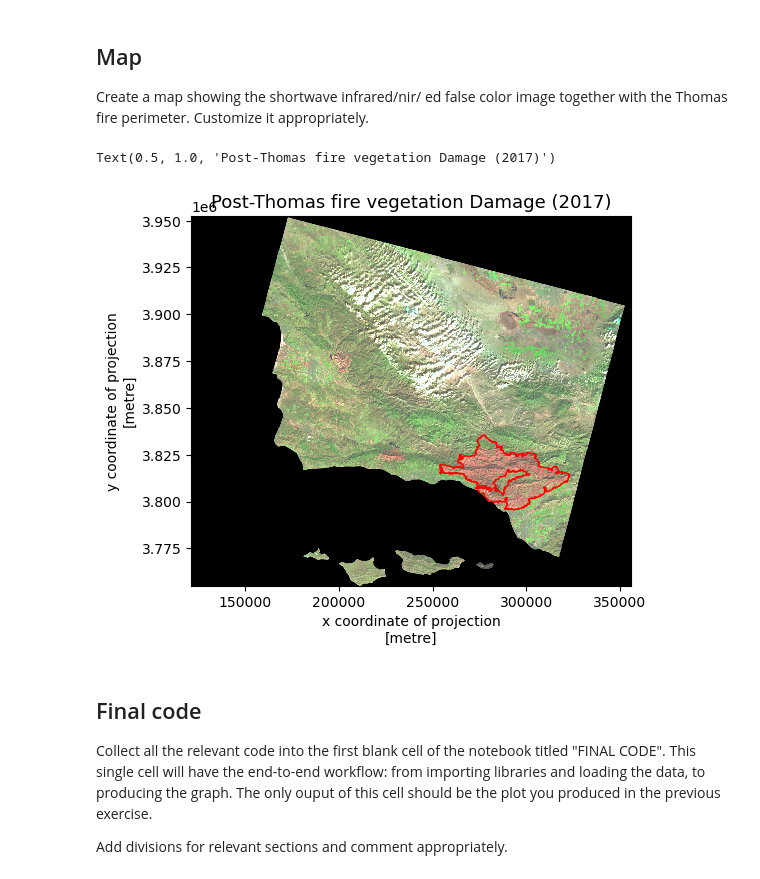
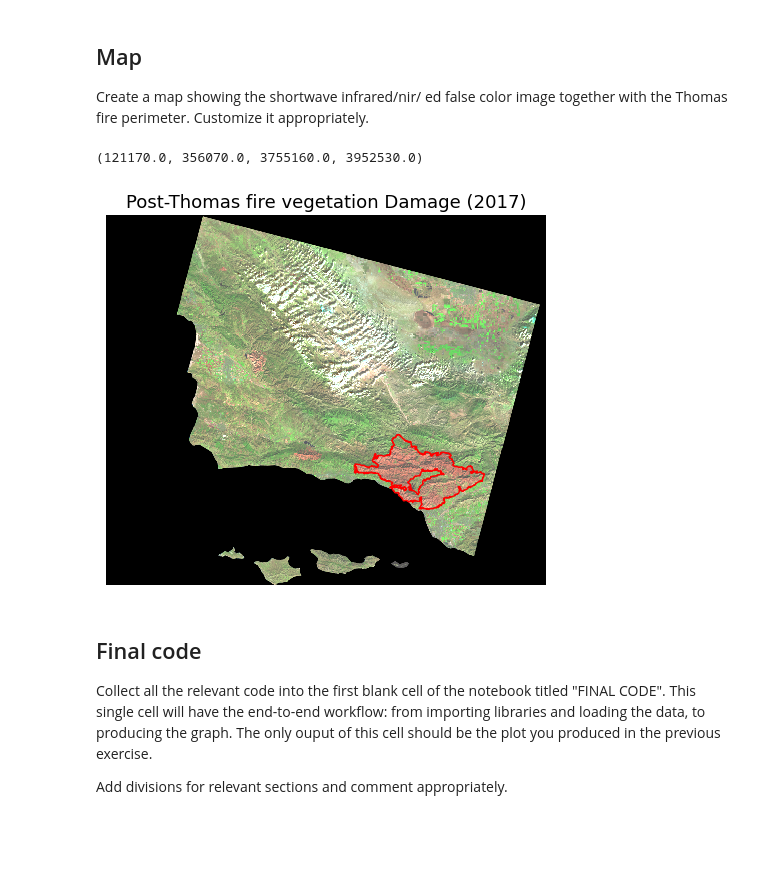
Before and after one commit to rosemaryjuarez/220-hw-4, a Jupyter notebook: hwk4-task2-false-color.ipynb, the cells around one changed output. Saved outputs shown, nothing was run; the diff lists cells and outputs as text; code cells hidden in the pictures; blank space fills up the shorter version.

```diff
--- a/hwk4-task2-false-color.ipynb
+++ b/hwk4-task2-false-color.ipynb
@@ -270,15 +270,16 @@ Customize it appropriately.
 # %%
 # Customizing my map now to highlight thomas fire and the vegetation
 fig, ax = plt.subplots()
 
 landsat[['swir22', 'nir08', 'red']].to_array().plot.imshow(robust = True)
 thomas.plot(ax = ax,
            edgecolor = 'red',
            facecolor = 'none')
 ax.set_title('Post-Thomas fire vegetation Damage (2017)',  fontsize=13)
+ax.axis('off')
 # %% [output]
-Text(0.5, 1.0, 'Post-Thomas fire vegetation Damage (2017)')
+(121170.0, 356070.0, 3755160.0, 3952530.0)
-[figure, old version]
+[figure, new version]
 # %% [markdown]
 ## Final code
 
```
Also changed, not shown: parts of 1 cell of this notebook.
